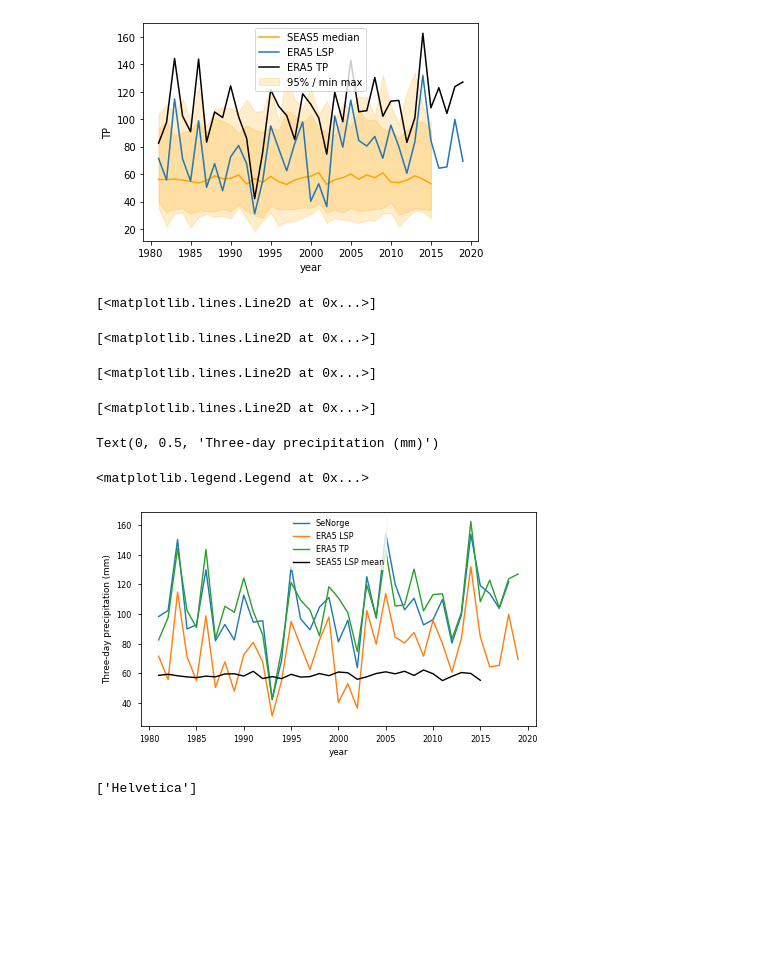
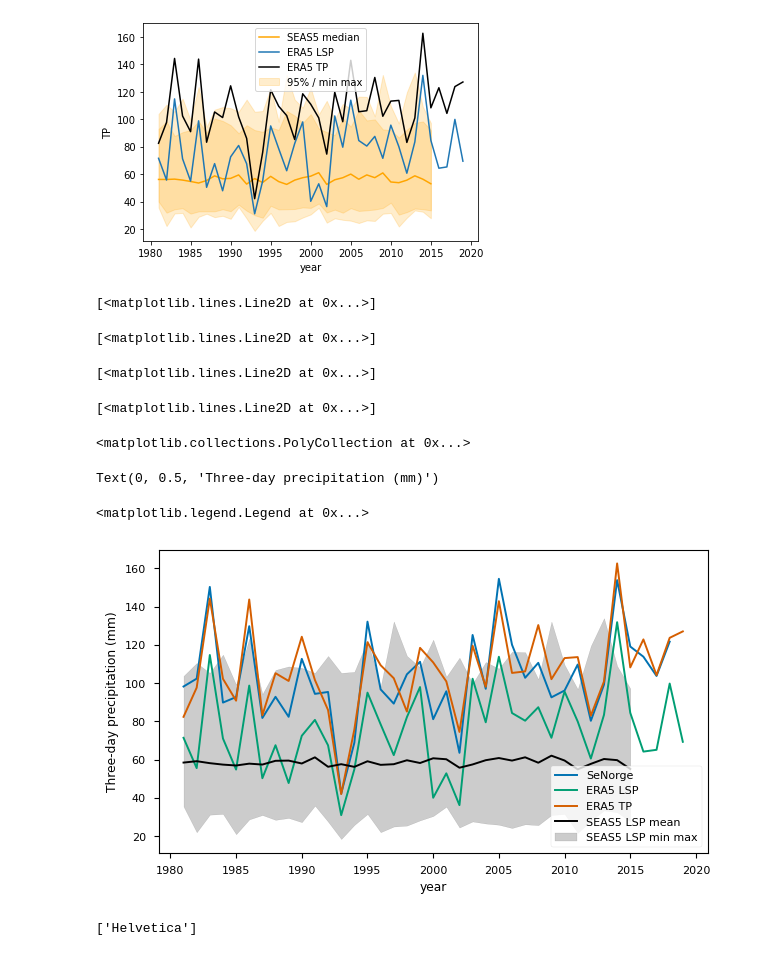
Before and after one commit to timokelder/UNSEEN-trends, a Jupyter notebook: Mining/ERA_EOBS_extraction.ipynb, the cells around one changed output. Cells and saved outputs as stored; diff of their text form; code cells hidden in the pictures; blank space fills up the shorter version.

```diff
--- a/Mining/ERA_EOBS_extraction.ipynb
+++ b/Mining/ERA_EOBS_extraction.ipynb
@@ -244,37 +244,39 @@ Coordinates:
 <matplotlib.legend.Legend at 0x...>
 [figure]
 # %%
-plt.style.use('seaborn-paper')
+plt.style.use(['default','seaborn-colorblind','seaborn-paper'])
 # plt.rcParams['fontname'] = 'Arial'
 # matplotlib.rc['font.family'] = 'sans-serif'
-matplotlib.rc('font',**{'family':'sans-serif','sans-serif':['Helvetica']})
+# matplotlib.rc('font',**{'family':'sans-serif','sans-serif':['Helvetica']})
 
 fig, ax = plt.subplots(figsize=(180/25.4, 100/25.4))
 
 # Quantiles = SEAS5_wc['__xarray_dataarray_variable__'].quantile([0,2.5/100, 0.5, 97.5/100,1], dim=['ensemble','leadtime'])
 # Quantiles
 # ax.plot(Quantiles.year, Quantiles.sel(quantile=0.5), color='orange',label = 'SEAS5 median')
 # ax.fill_between(Quantiles.year.values, Quantiles.sel(quantile=0.025), Quantiles.sel(quantile=0.975), color='orange', alpha=0.2,label = '95% / min max')
 # ax.fill_between(Quantiles.year.values, Quantiles.sel(quantile=0), Quantiles.sel(quantile=1), color='orange', alpha=0.2)
 
 
 # EOBS_regridded_masked_extremes.plot(color = 'black', label='EOBS')
 SeNorge['__xarray_dataarray_variable__'].sel(time = slice ('1981', '2020')).plot(label='SeNorge')
 (ERA5_masked_extremes['LSP']*1000).plot(label = 'ERA5 LSP')
 (ERA5_masked_extremes['TP']*1000).plot(label = 'ERA5 TP')
 SEAS5_wc['__xarray_dataarray_variable__'].mean(dim=['ensemble','leadtime']).plot(label = 'SEAS5 LSP mean', color = 'black')
+ax.fill_between(SEAS5_wc.year.values, SEAS5_wc['__xarray_dataarray_variable__'].min(dim=['ensemble','leadtime']), SEAS5_wc['__xarray_dataarray_variable__'].max(dim=['ensemble','leadtime']), color='black', alpha=0.2,label = 'SEAS5 LSP min max')
 
 plt.ylabel('Three-day precipitation (mm)')
 plt.legend(loc ='best')
-plt.savefig('graphs/ERA5_SEAS5_lsp.pdf', dpi=300, transparent=False)
+# plt.savefig('graphs/ERA5_SEAS5_lsp.png', dpi=300, transparent=False)
 # %% [output]
 [<matplotlib.lines.Line2D at 0x...>]
 [<matplotlib.lines.Line2D at 0x...>]
 [<matplotlib.lines.Line2D at 0x...>]
 [<matplotlib.lines.Line2D at 0x...>]
-Text(0, 0.5, 'Three-day precipitation (mm)')
+<matplotlib.collections.PolyCollection at 0x...>
-<matplotlib.legend.Legend at 0x...>
+Text(0, 0.5, 'Three-day precipitation (mm)')
+<matplotlib.legend.Legend at 0x...>
-[figure, old version]
+[figure, new version]
 # %%
 matplotlib.rcParams['font.sans-serif']
 # import matplotlib.font_manager
```
Also changed, not shown: parts of 3 cells of this notebook, 2 other files.
